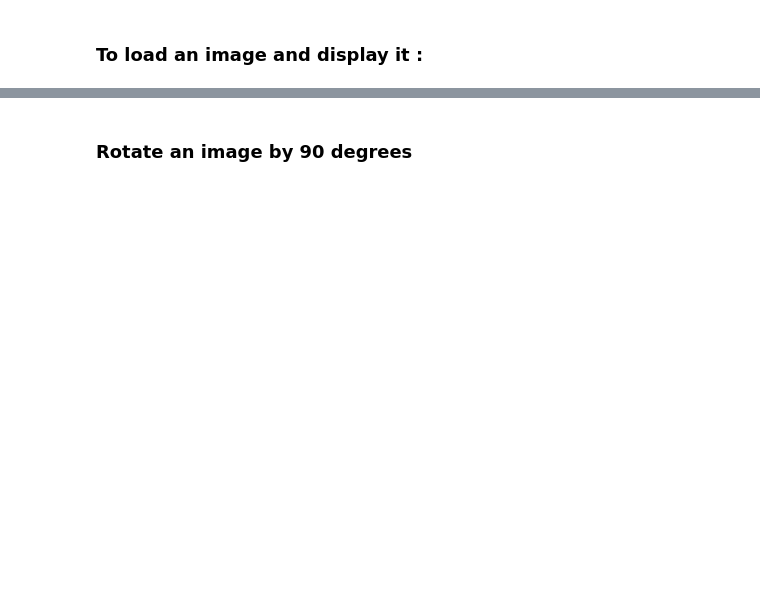
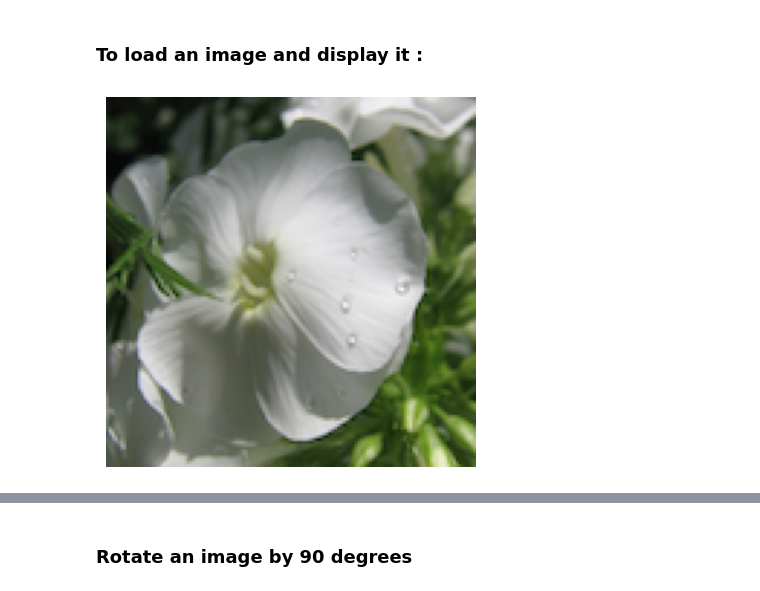
Before and after one commit to Michel836/FSTB_Bootcamp_2025_Repository_Github, a Jupyter notebook: Week02/Day2/W02D2_Challenge-M.ipynb, the cells around one changed output, grey strips where cells are left out. Drawn from its saved outputs; the diff is of its cells as text; code cells hidden in the pictures; blank space fills up the shorter version.

```diff
--- a/Week02/Day2/W02D2_Challenge-M.ipynb
+++ b/Week02/Day2/W02D2_Challenge-M.ipynb
@@ -64,4 +64,16 @@ from PIL import Image, ImageOps
 import matplotlib.pyplot as plt
 from scipy.ndimage import rotate
 import numpy as np
+# %%
+from PIL import Image
+import matplotlib.pyplot as plt
+
+image_path = 'C:\\Users\\chume\\Desktop\\Flower Color Images Dataset\\flower_images\\flower_images\\0020.png'
+original_image = Image.open(image_path)
+
+plt.imshow(original_image)
+plt.axis('off')
+plt.show()
+# %% [output]
+[figure, added]
 # %%
```
Also changed, not shown: parts of 16 cells of this notebook.
